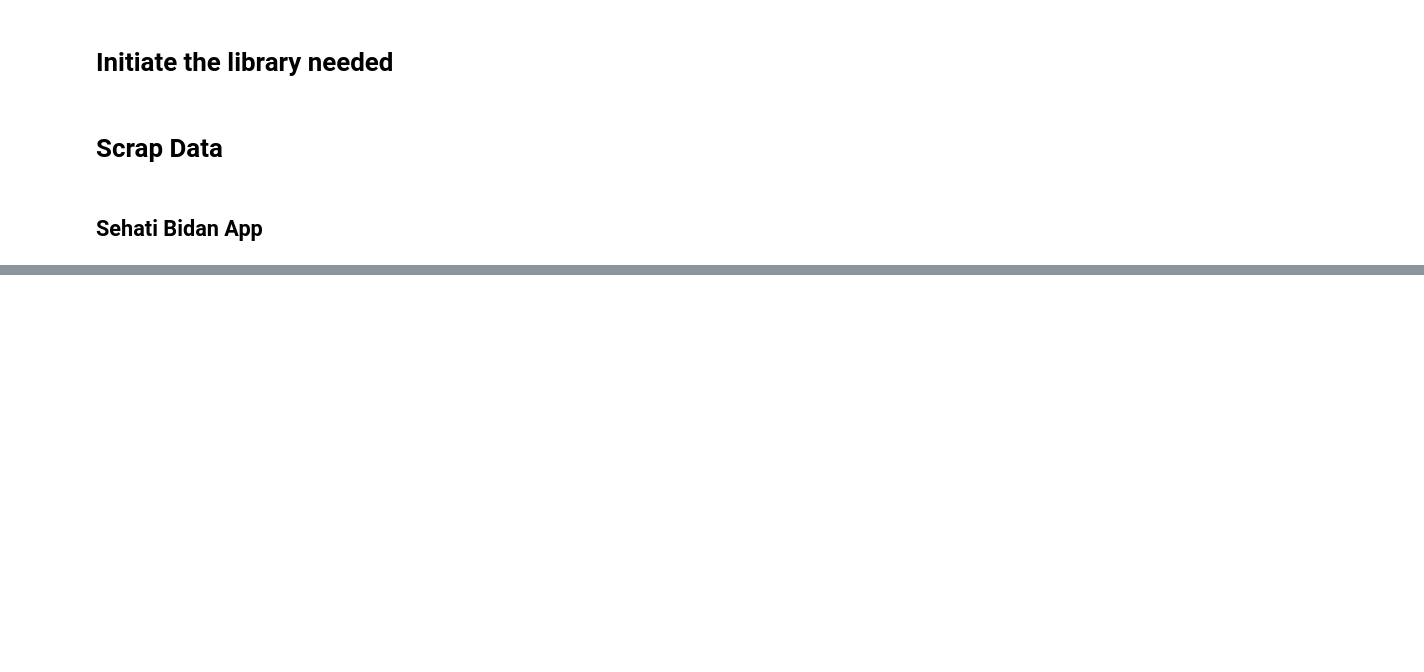
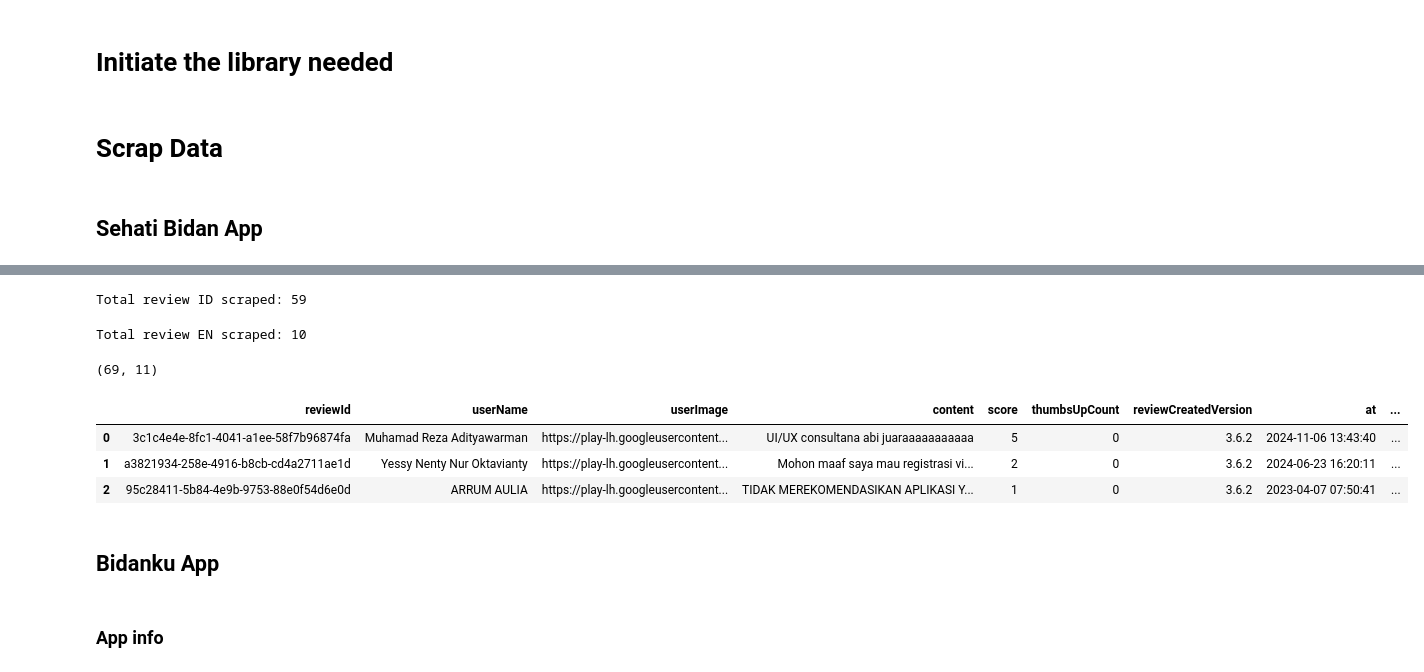
Before and after one commit to radyadhewa/gcn-for-app-reviews, a Jupyter notebook: scraping/google-play-scraper.ipynb, the cells around one changed output, grey strips where cells are left out. Cells and saved outputs as stored; diff of their text form; code cells hidden in the pictures; blank space fills up the shorter version.

```diff
--- a/scraping/google-play-scraper.ipynb
+++ b/scraping/google-play-scraper.ipynb
@@ -45,0 +46,56 @@ print(result_all)
+# %%
+result, continuation_token = reviews(
+  'com.sehati.kehamilan.sehati_bidan_android',
+  lang = 'id',
+  country = 'id',
+  sort = Sort.NEWEST,
+  count = 200,
+  filter_score_with = None
+)
+
+if len(result) >= 200 and continuation_token:
+  more_result, _ = reviews(
+    'com.sehati.kehamilan.sehati_bidan_android',
+    continuation_token = continuation_token
+  )
+  result.extend(more_result)
+
+print(f"Total review ID scraped: {len(result)}")
+# %% [output]
+Total review ID scraped: 59
+# %%
+df_id = pd.DataFrame(result)
+# %%
+result, continuation_token = reviews(
+  'com.sehati.kehamilan.sehati_bidan_android',
+  lang = 'en',
+  country = 'id',
+  sort = Sort.NEWEST,
+  count = 200,
+  filter_score_with = None
+)
+
+if len(result) >= 200 and continuation_token:
+  more_result, _ = reviews(
+    'com.sehati.kehamilan.sehati_bidan_android',
+    continuation_token = continuation_token
+  )
+  result.extend(more_result)
+
+print(f"Total review EN scraped: {len(result)}")
+# %% [output]
+Total review EN scraped: 10
+# %%
+df_en = pd.DataFrame(result)
+# %%
+dfApp_sehati = pd.concat([df_id, df_en], axis=0, ignore_index= True)
+dfApp_sehati.shape
+# %% [output]
+(69, 11)
+# %%
+dfApp_sehati.head(3)
+# %% [output]
+|  | reviewId | userName | userImage | content | score | thumbsUpCount | reviewCreatedVersion | at | ... |
+| 0 | 3c1c4e4e-8fc1-4041-a1ee-58f7b96874fa | Muhamad Reza Adityawarman | https://play-lh.googleusercontent... | UI/UX consultana abi juaraaaaaaaaaaa | 5 | 0 | 3.6.2 | 2024-11-06 13:43:40 | ... |
+| 1 | a3821934-258e-4916-b8cb-cd4a2711ae1d | Yessy Nenty Nur Oktavianty | https://play-lh.googleusercontent... | Mohon maaf saya mau registrasi vi... | 2 | 0 | 3.6.2 | 2024-06-23 16:20:11 | ... |
+| 2 | 95c28411-5b84-4e9b-9753-88e0f54d6e0d | ARRUM AULIA | https://play-lh.googleusercontent... | TIDAK MEREKOMENDASIKAN APLIKASI Y... | 1 | 0 | 3.6.2 | 2023-04-07 07:50:41 | ... |
@@ -45,0 +105,4 @@ print(result_all)
+# %% [markdown]
+## Bidanku App
+# %% [markdown]
+### App info
```
Also changed, not shown: parts of 69 cells of this notebook.
